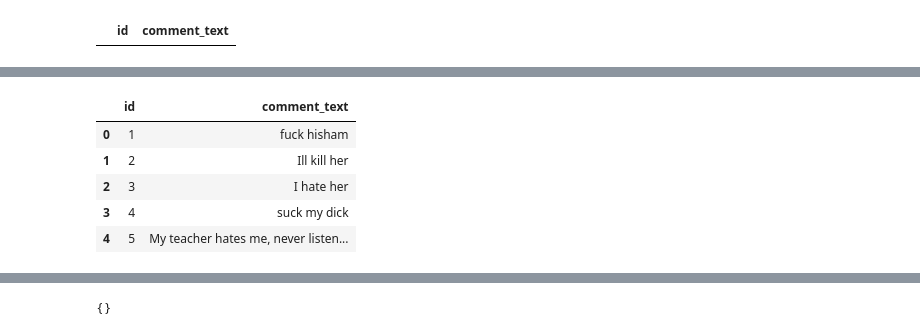
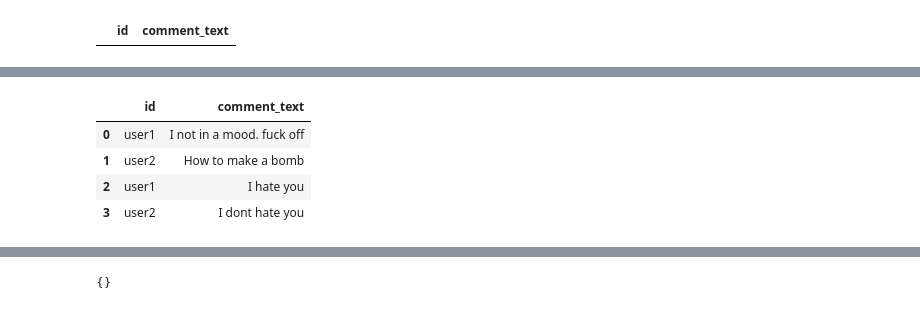
Before and after one commit to ammarlam10/MLThreat, a Jupyter notebook: Toxic_regression.ipynb, the cells around one changed output, grey strips where cells are left out. Cells and saved outputs as stored; diff of their text form; code cells hidden in the pictures.

```diff
--- a/Toxic_regression.ipynb
+++ b/Toxic_regression.ipynb
@@ -41,12 +61,17 @@ test = pd.DataFrame([['1', 'fuck hisham'],
+# %%
+test = pd.DataFrame( [["user1", "I not in a mood. fuck off"],
+          ["user2", "How to make a bomb"] ,
+         ["user1",  "I hate you"],
+         ["user2", "I dont hate you"]]
+                      , columns=['id', 'comment_text'])
 # %%
-test.head()
+test
 # %% [output]
 |  | id | comment_text |
-| 0 | 1 | fuck hisham |
-| 1 | 2 | Ill kill her |
-| 2 | 3 | I hate her |
-| 3 | 4 | suck my dick |
-| 4 | 5 | My teacher hates me, never listen... |
+| 0 | user1 | I not in a mood. fuck off |
+| 1 | user2 | How to make a bomb |
+| 2 | user1 | I hate you |
+| 3 | user2 | I dont hate you |
 # %%
 label_cols = ['toxic', 'severe_toxic', 'obscene', 'threat', 'insult', 'identity_hate']
 train['none'] = 1-train[label_cols].max(axis=1)
```
Also changed, not shown: parts of 14 cells of this notebook, 1 other file.
